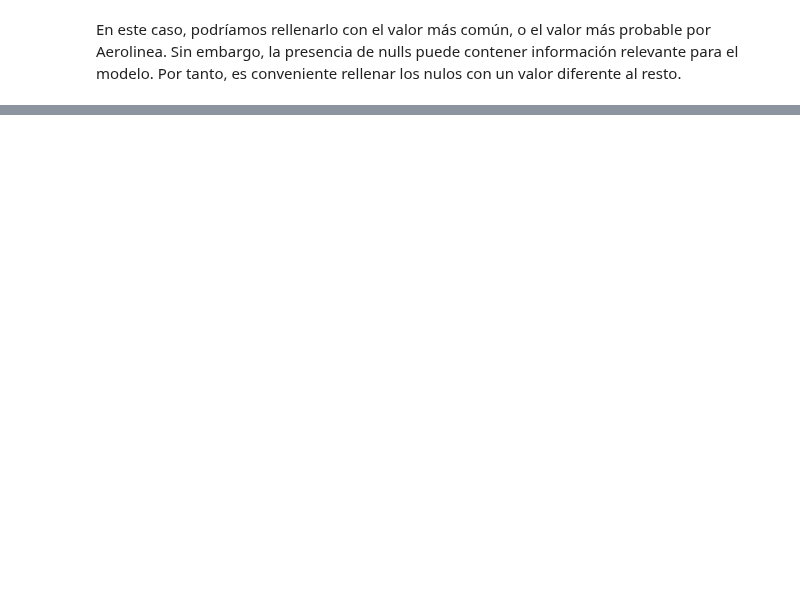
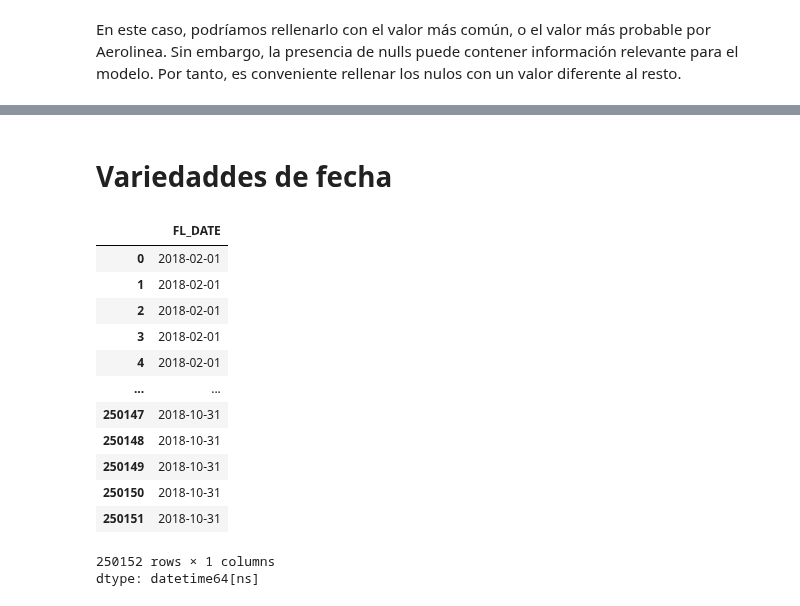
Before and after one commit to KARENCMP82/Python, a Jupyter notebook: Clasificacion_Clase.ipynb, the cells around one changed output, grey strips where cells are left out. Saved outputs shown, nothing was run; the diff lists cells and outputs as text; code cells hidden in the pictures; blank space fills up the shorter version.

```diff
--- a/Clasificacion_Clase.ipynb
+++ b/Clasificacion_Clase.ipynb
@@ -391,3 +477,23 @@ df['TAIL_NUM'].fillna(value='ZZZ', inplace=True)
 nom_variance_atribuetes= ['DEST','DEST_CITY_NAME','DEST_STATE_NM']
 # %%
 df.drop(nom_variance_atribuetes, axis=1, inplace=True)
+# %% [markdown]
+# Variedaddes de fecha
+# %%
+df['FL_DATE']
+#LO LEE COMO DATE TIME POR ESO SE PUEDE EXTRAER DIRECTAMENTE. SI NO FUERA ASI, HABRIA Q TRANSFORMARLO
+# %% [output]
+|  | FL_DATE |
+| 0 | 2018-02-01 |
+| 1 | 2018-02-01 |
+| 2 | 2018-02-01 |
+| 3 | 2018-02-01 |
+| 4 | 2018-02-01 |
+| ... | ... |
+| 250147 | 2018-10-31 |
+| 250148 | 2018-10-31 |
+| 250149 | 2018-10-31 |
+| 250150 | 2018-10-31 |
+| 250151 | 2018-10-31 |
+250152 rows × 1 columns
+dtype: datetime64[ns]
```
Also changed, not shown: parts of 23 cells of this notebook.
